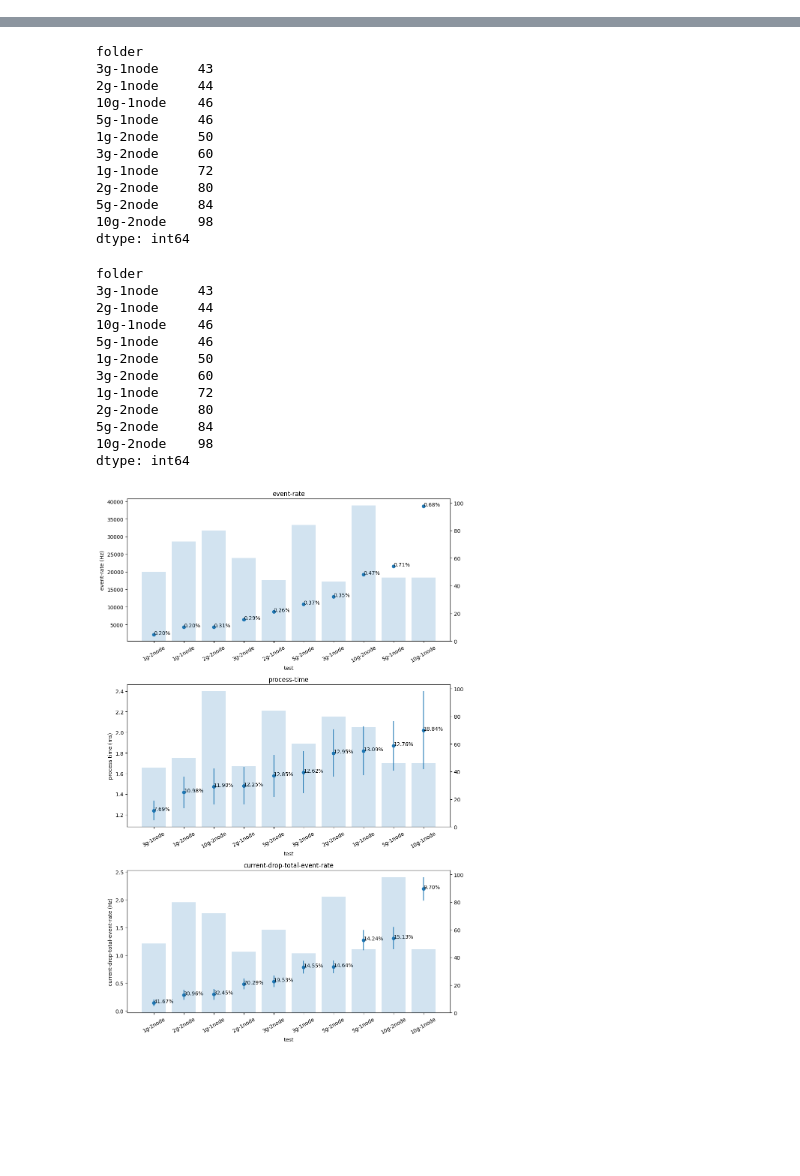
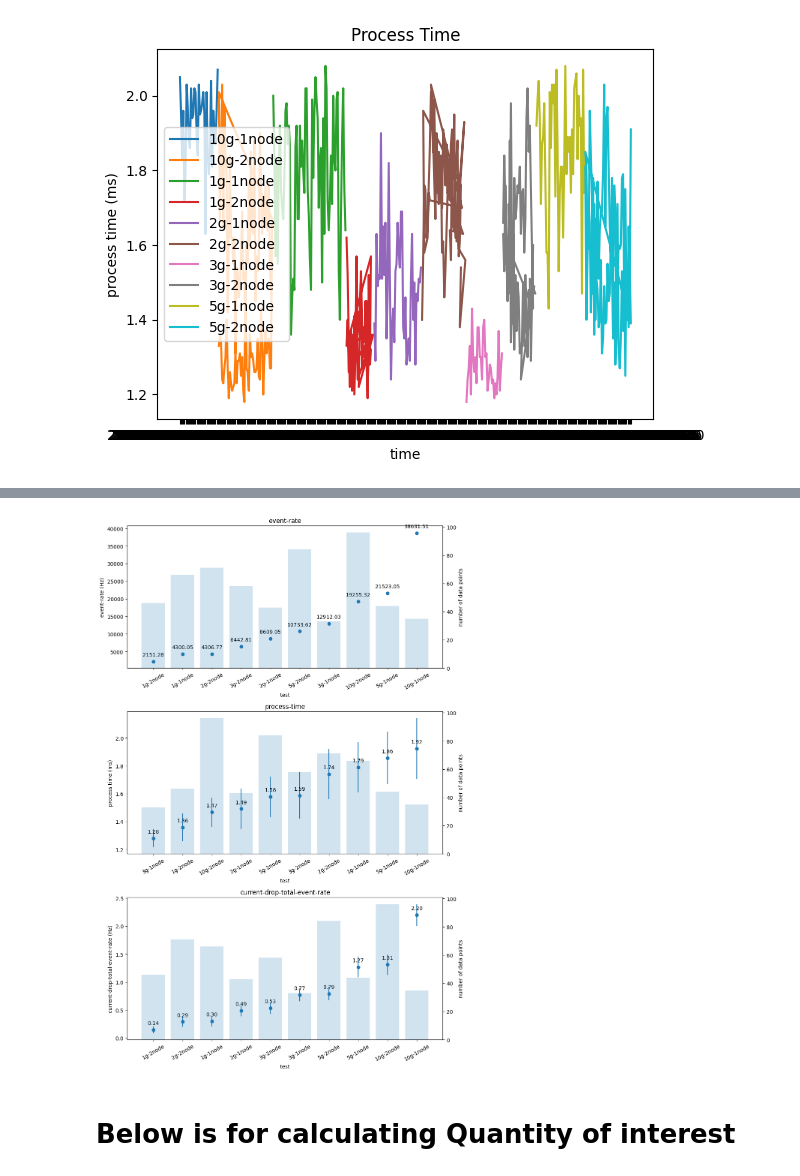
Before and after one commit to tsaie79/Queue_Simulation_Python, a Jupyter notebook: ejfat-data/collecting.ipynb, the cells around one changed output, grey strips where cells are left out. Drawn from its saved outputs; the diff is of its cells as text; code cells hidden in the pictures; blank space fills up the shorter version.

```diff
--- a/ejfat-data/collecting.ipynb
+++ b/ejfat-data/collecting.ipynb
@@ -11,7 +22,6 @@ for folder in glob.glob("*/"):
     fs = glob.glob(f"{folder}/*.csv")
     folder = folder.replace("dt-vol-", "").replace("/", "")
     for f in fs:
-        print(f)
         df = pd.read_csv(f)
 
         if "currDropTotalEvents" in f:
@@ -35,9 +45,17 @@ for folder in glob.glob("*/"):
             df["folder"] = folder
             dfs_event_rate.append(df)
 
-dfs_event_rate = pd.concat(dfs_event_rate)
-dfs_process_time = pd.concat(dfs_process_time)
-dfs_drop_total_events = pd.concat(dfs_drop_total_events)
+dfs_event_rate = pd.concat(dfs_event_rate, ignore_index=True)
+dfs_process_time = pd.concat(dfs_process_time, ignore_index=True)
+dfs_drop_total_events = pd.concat(dfs_drop_total_events, ignore_index=True)
+
+# remove outliers
+outliers = remove_outliers(dfs_process_time, ["process-time"], 1.5)
+print(f"outliers: {outliers}")
+## remove the rows with outliers
+dfs_process_time = dfs_process_time.drop(outliers)
+dfs_event_rate = dfs_event_rate.drop(outliers)
+dfs_drop_total_events = dfs_drop_total_events.drop(outliers)
 
 display(dfs_event_rate)
 display(dfs_process_time)
@@ -102,3 +108,15 @@ dt-vol-2g-1node/evRate-data-2024-06-12 14_36_00.csv
+# %%
+# plot process time
+plt.figure()
+for folder, df in dfs_process_time.groupby("folder"):
+    plt.plot(df["time"], df["process-time"], label=folder)
+plt.legend()
+plt.title("Process Time")
+plt.xlabel("time")
+plt.ylabel("process time (ms)")
+plt.show()
+# %% [output]
+[figure, added]
 # %%
 import matplotlib.pyplot as plt
 
@@ -109,15 +127,14 @@ for idx, df in enumerate(dataframes):
     # get the mean and std of each folder
     df_mean = df.groupby("folder").mean().sort_values(df.columns[1], ascending=True)
     df_std = df.groupby("folder").std().sort_values(df.columns[1], ascending=True)
-
     df_count = df.groupby("folder").size().sort_values(ascending=True)
-    display(df_count)
 
     # plot mean and std of each folder in the same plot. The dot is the mean, and the error bar is the std centered at the mean
     axs[idx].errorbar(df_mean.index, df_mean[df.columns[1]], yerr=df_std[df.columns[1]], fmt='o')
-    # annotate the percentage of the std
-    for i, txt in enumerate(df_std[df.columns[1]]):
-        axs[idx].annotate(f"{txt/df_mean[df.columns[1]].iloc[i]:.2%}", (df_mean.index[i], df_mean[df.columns[1]].iloc[i]))
+    # annotate the percentage of the mean
+    for i, txt in enumerate(df_mean[df.columns[1]]):
+        axs[idx].annotate(f"{txt:.2f}", (i, txt), textcoords="offset points", xytext=(0,10), ha='center')
+
     axs[idx].set_xlabel("test")
     # make xlabel vertical
     axs[idx].set_xticklabels(df_mean.index, rotation=30)
@@ -128,7 +145,9 @@ for idx, df in enumerate(dataframes):
     axs[idx].set_title(df.columns[1])
 
     # plot the number of data points in each folder as a additional subplot
-    axs[idx].twinx().bar(df_mean.index, df_count.loc[df_mean.index], alpha=0.2)
+    ax2 = axs[idx].twinx()
+    ax2.set_ylabel("number of data points")
+    ax2.bar(df_mean.index, df_count.loc[df_mean.index], alpha=0.2)
 
 plt.tight_layout()
 
@@ -149,25 +156,3 @@ dtype: int64
-folder
-3g-1node     43
-2g-1node     44
-10g-1node    46
-5g-1node     46
-1g-2node     50
-3g-2node     60
-1g-1node     72
-2g-2node     80
-5g-2node     84
-10g-2node    98
-dtype: int64
-folder
-3g-1node     43
-2g-1node     44
-10g-1node    46
-5g-1node     46
-1g-2node     50
-3g-2node     60
-1g-1node     72
-2g-2node     80
-5g-2node     84
-10g-2node    98
-dtype: int64
-[figure, old version]
+[figure, new version]
+# %% [markdown]
+# Below is for calculating Quantity of interest
```
Also changed, not shown: parts of 4 cells of this notebook.
